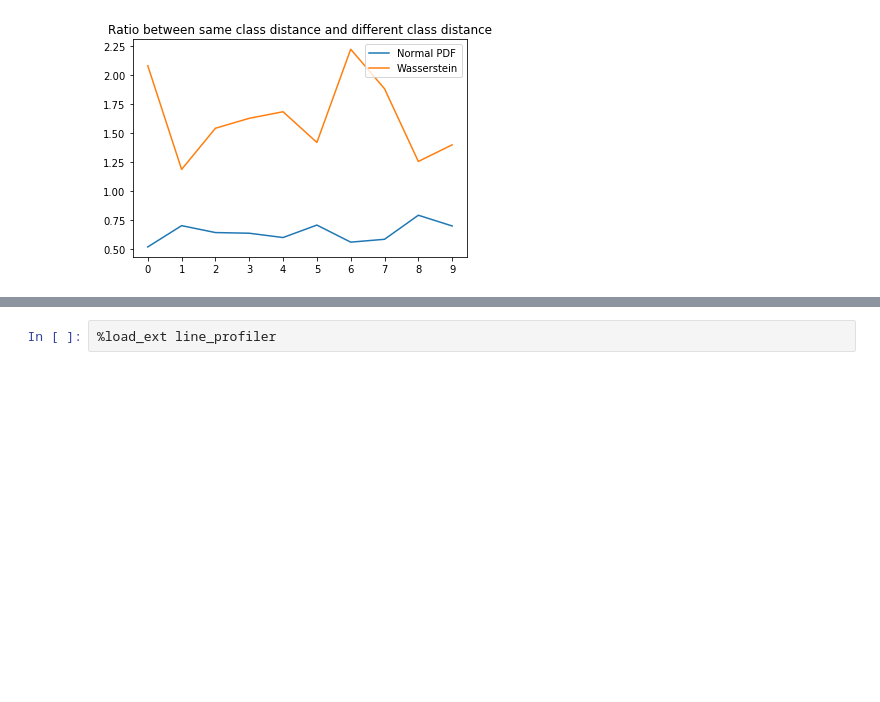
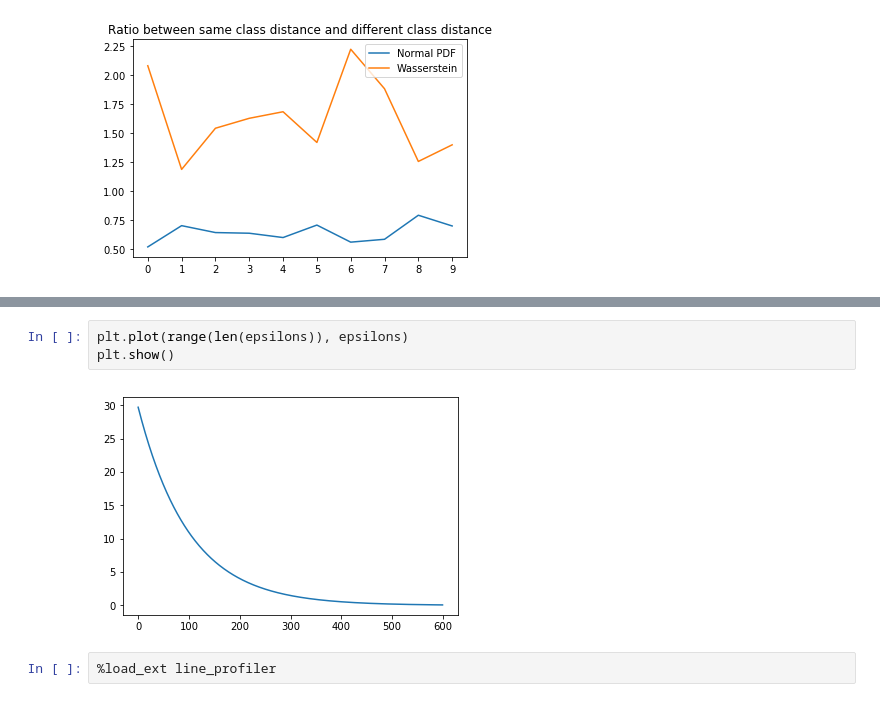
Before and after one commit to EmptyCrown/cs282final, a Jupyter notebook: final_project.ipynb, the cells around one changed output, grey strips where cells are left out. Saved outputs shown, nothing was run; the diff lists cells and outputs as text; blank space fills up the shorter version.

```diff
--- a/final_project.ipynb
+++ b/final_project.ipynb
@@ -524,3 +648,8 @@ plt.show()
+# %%
+plt.plot(range(len(epsilons)), epsilons)
+plt.show()
+# %% [output]
+[figure, added]
 # %%
 %load_ext line_profiler
 # %%
```
Also changed, not shown: parts of 11 cells of this notebook, 3 other files.
